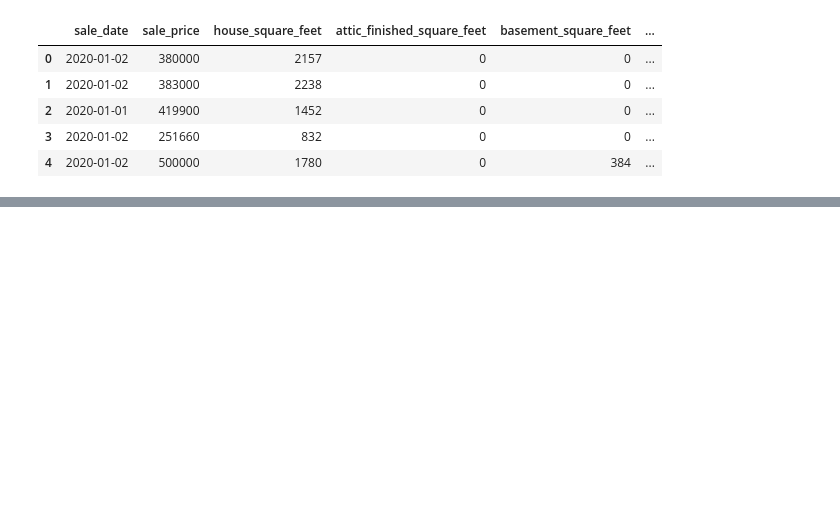
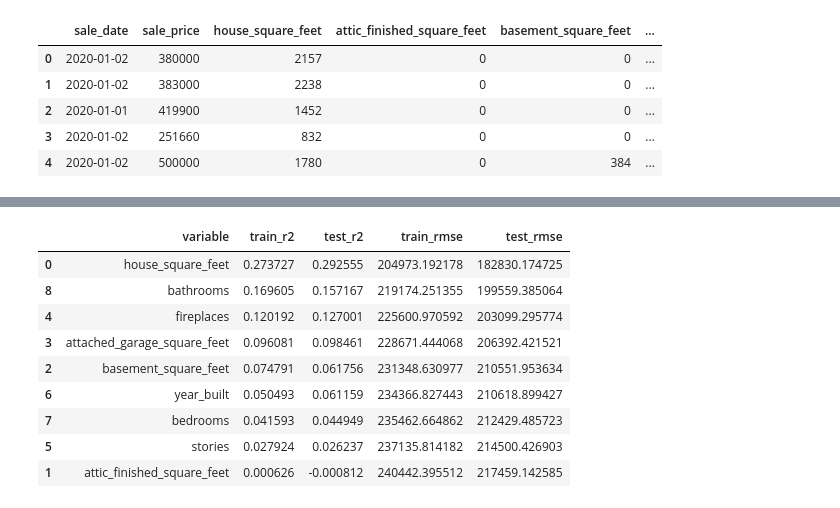
Before and after one commit to ciara-graves/linear_models, a Jupyter notebook: lab/lab.ipynb, the cells around one changed output, grey strips where cells are left out. Saved outputs shown, nothing was run; the diff lists cells and outputs as text; code cells hidden in the pictures; blank space fills up the shorter version.

```diff
--- a/lab/lab.ipynb
+++ b/lab/lab.ipynb
@@ -85,0 +184,69 @@ Name: count, dtype: int64
+# %%
+##  Part 3: Implement an 80/20 train-test split.
+train1, test1 = train_test_split(df, test_size=0.2, random_state=123)
+
+#Put the test data aside.
+# %%
+# Part 4: Build some simple linear models that include no transformations or interactions.
+# build design matrics
+
+# true simple linear models (one predictor)
+X_train_dict = {}
+X_test_dict = {}
+
+for var in num_vars:
+    X_train_dict[var] = train1[[var]]
+    X_test_dict[var] = test1[[var]]
+results = []
+
+for var in num_vars:
+    X_train = train1[[var]]
+    X_test = test1[[var]]
+
+    y_train = train1['sale_price']
+    y_test = test1['sale_price']
+
+    model = LinearRegression().fit(X_train, y_train)
+
+    pred_train = model.predict(X_train)
+    pred_test = model.predict(X_test)
+
+    results.append({
+        'variable': var,
+        'train_r2': r2_score(y_train, pred_train),
+        'test_r2': r2_score(y_test, pred_test),
+        'train_rmse': np.sqrt(mean_squared_error(y_train, pred_train)),
+        'test_rmse': np.sqrt(mean_squared_error(y_test, pred_test))
+    })
+results_df = pd.DataFrame(results).sort_values('test_rmse')
+results_df
+
+X_train2 = train1[['house_square_feet', 'year_built','bedrooms']]
+X_test2 = test1[['house_square_feet', 'year_built','bedrooms']] # Corrected: use test1
+# fit model
+model2 = LinearRegression()
+model2.fit(X_train2, y_train)
+pred2 = model2.predict(X_test2)
+r2_2 = r2_score(y_test, pred2)
+rmse_2 = np.sqrt(mean_squared_error(y_test, pred2))
+print("Test R^2:", r2_2)
+print("Test RMSE:", rmse_2)
+
+X_train3 = train1[['house_square_feet', 'bathrooms','fireplaces']]
+X_test3 = test1[['house_square_feet', 'bathrooms','fireplaces']] # Corrected: use test1
+# fit model
+model3 = LinearRegression()
+model3.fit(X_train3, y_train)
+pred3 = model3.predict(X_test3) # Corrected: use X_test3 for prediction
+r2_3 = r2_score(y_test, pred3) # Corrected: r3_score to r2_score and pred2 to pred3
+rmse_3 = np.sqrt(mean_squared_error(y_test, pred3))
+print("Test R^2:", r2_3)
+print("Test RMSE:", rmse_3)
+results_df = pd.DataFrame(results).sort_values('test_rmse')
+results_df
+
+# Fit them, and determine their RMSE and  R2  on the both the training and test sets.
+
+
+# Which of your models does the best?
+# %% [output]
@@ -85,0 +257,10 @@ Name: count, dtype: int64
+|  | variable | train_r2 | test_r2 | train_rmse | test_rmse |
+| 0 | house_square_feet | 0.273727 | 0.292555 | 204973.192178 | 182830.174725 |
+| 8 | bathrooms | 0.169605 | 0.157167 | 219174.251355 | 199559.385064 |
+| 4 | fireplaces | 0.120192 | 0.127001 | 225600.970592 | 203099.295774 |
+| 3 | attached_garage_square_feet | 0.096081 | 0.098461 | 228671.444068 | 206392.421521 |
+| 2 | basement_square_feet | 0.074791 | 0.061756 | 231348.630977 | 210551.953634 |
+| 6 | year_built | 0.050493 | 0.061159 | 234366.827443 | 210618.899427 |
+| 7 | bedrooms | 0.041593 | 0.044949 | 235462.664862 | 212429.485723 |
+| 5 | stories | 0.027924 | 0.026237 | 237135.814182 | 214500.426903 |
+| 1 | attic_finished_square_feet | 0.000626 | -0.000812 | 240442.395512 | 217459.142585 |
```
Also changed, not shown: parts of 8 cells of this notebook.
